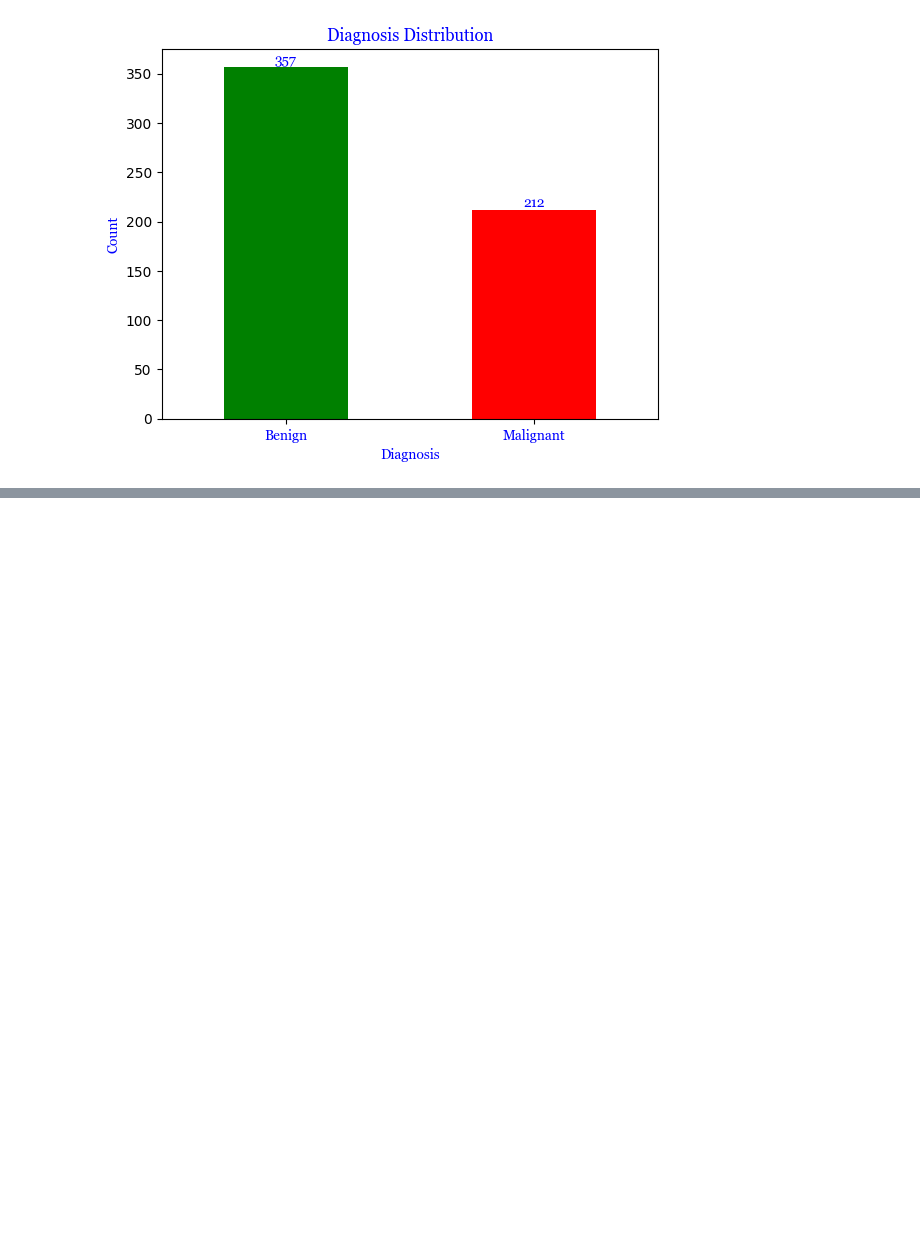
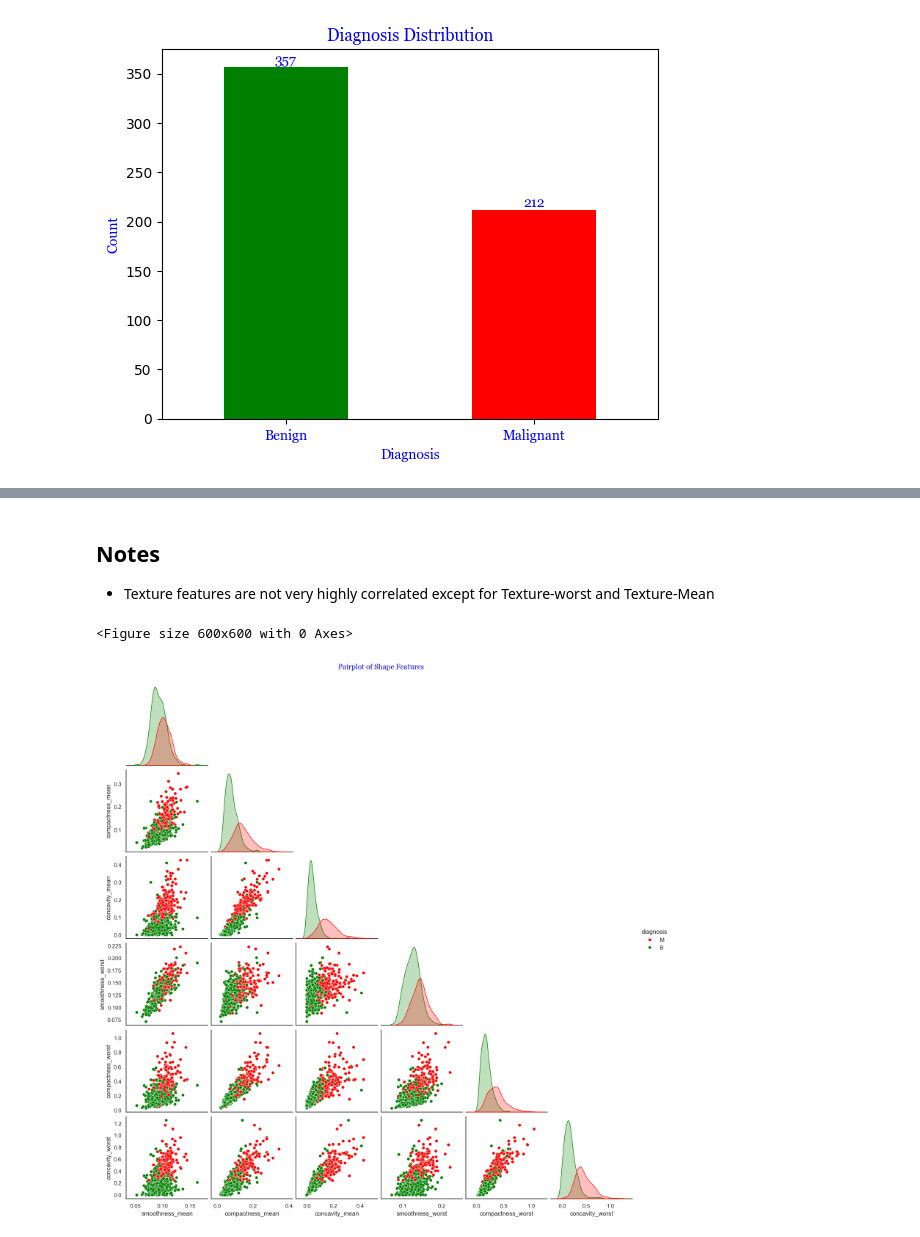
Before and after one commit to murithidenisgitobu/Breast-Cancer-Tumor-Classification-using-SVM, a Jupyter notebook: BREAST_CANCER.IPYNB, the cells around one changed output, grey strips where cells are left out. Drawn from its saved outputs; the diff is of its cells as text; code cells hidden in the pictures; blank space fills up the shorter version.

```diff
--- a/BREAST_CANCER.IPYNB
+++ b/BREAST_CANCER.IPYNB
@@ -254,0 +319,17 @@ sns.heatmap(correlation_matrix, annot=True, cmap="viridis")
+# %% [markdown]
+## Notes
+
+- Texture features are not very highly correlated except for Texture-worst and Texture-Mean
+# %%
+# Shape features pairplot
+selected_features = [
+    "smoothness_mean", "compactness_mean", "concavity_mean",
+    "smoothness_worst", "compactness_worst", "concavity_worst",
+    "diagnosis"]
+plt.figure(figsize=(6, 6))
+sns.pairplot(df[selected_features], corner=True, plot_kws={'color': 'blue'}, hue='diagnosis', palette={"M": "red", "B": "green"})
+plt.suptitle("Pairplot of Shape Features", y=1.02, fontname="Georgia", color="blue")
+plt.show()
+# %% [output]
+<Figure size 600x600 with 0 Axes>
+[figure, added]
```
Also changed, not shown: parts of 6 cells of this notebook.
